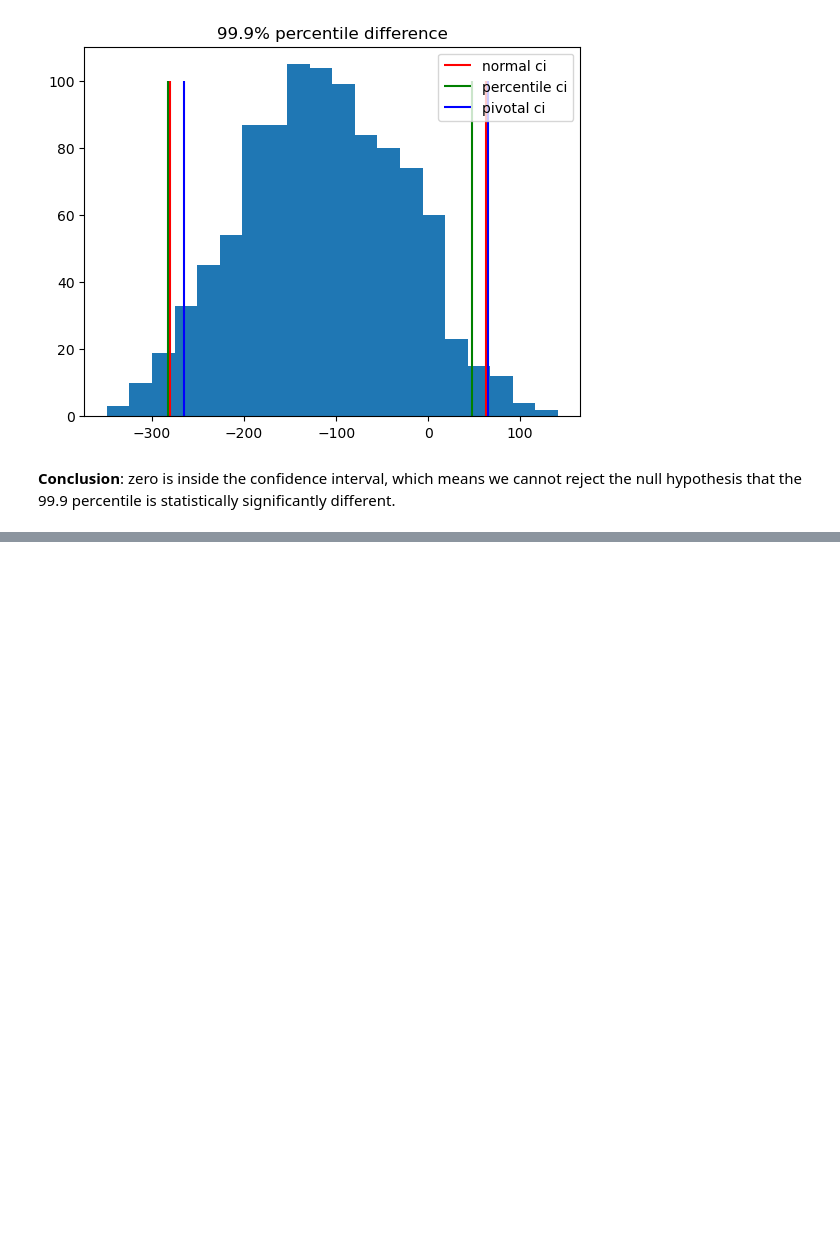
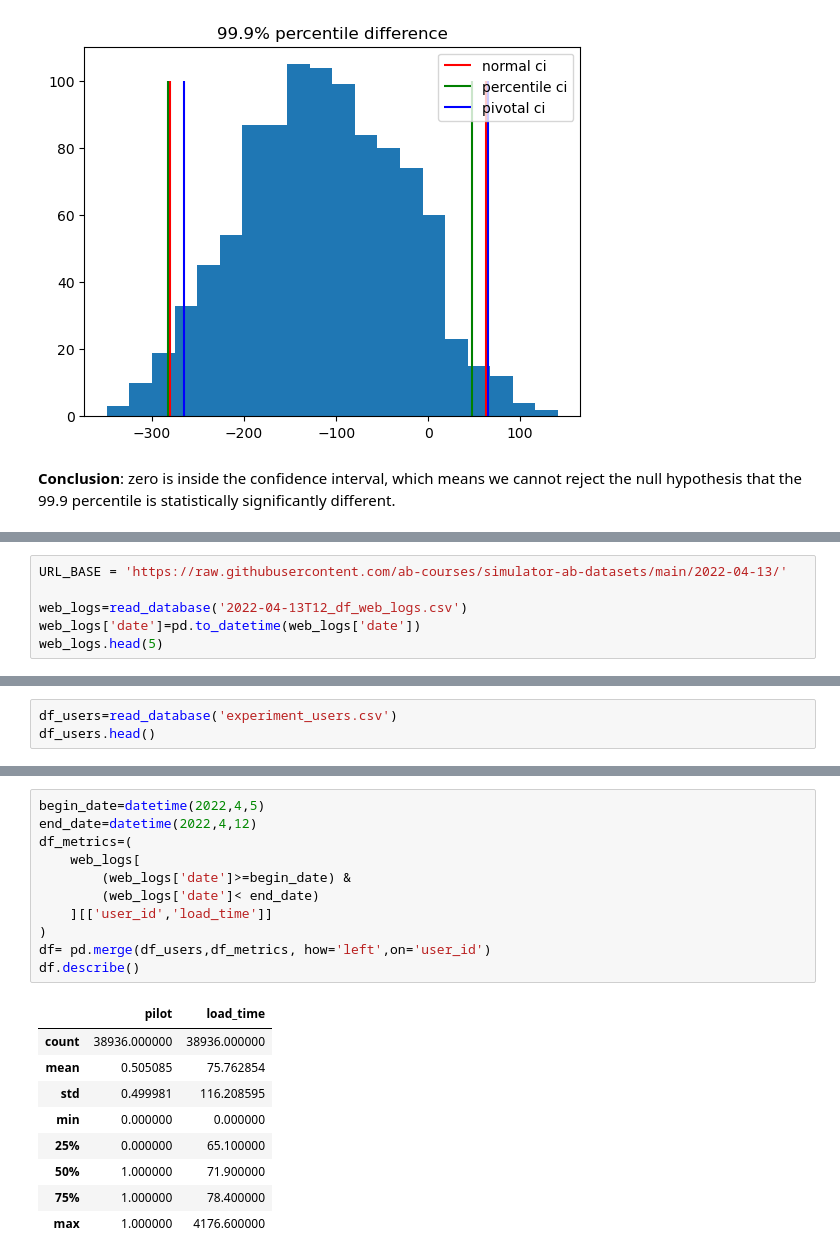
Before and after one commit to YanaOrf/AB_tests, a Jupyter notebook: Pizzeria_website_AB.ipynb, the cells around one changed output, grey strips where cells are left out. Cells and saved outputs as stored; diff of their text form; blank space fills up the shorter version.

Commit message:
experiment data have been added

```diff
--- a/Pizzeria_website_AB.ipynb
+++ b/Pizzeria_website_AB.ipynb
@@ -593,0 +585,6 @@ plt.show()
+# %%
+URL_BASE = 'https://raw.githubusercontent.com/ab-courses/simulator-ab-datasets/main/2022-04-13/'
+
+web_logs=read_database('2022-04-13T12_df_web_logs.csv')
+web_logs['date']=pd.to_datetime(web_logs['date'])
+web_logs.head(5)
@@ -593,0 +598,3 @@ plt.show()
+# %%
+df_users=read_database('experiment_users.csv')
+df_users.head()
@@ -593,0 +608,21 @@ plt.show()
+# %%
+begin_date=datetime(2022,4,5)
+end_date=datetime(2022,4,12)
+df_metrics=(
+    web_logs[
+        (web_logs['date']>=begin_date) &
+        (web_logs['date']< end_date)
+    ][['user_id','load_time']]
+)
+df= pd.merge(df_users,df_metrics, how='left',on='user_id')
+df.describe()
+# %% [output]
+|  | pilot | load_time |
+| count | 38936.000000 | 38936.000000 |
+| mean | 0.505085 | 75.762854 |
+| std | 0.499981 | 116.208595 |
+| min | 0.000000 | 0.000000 |
+| 25% | 0.000000 | 65.100000 |
+| 50% | 1.000000 | 71.900000 |
+| 75% | 1.000000 | 78.400000 |
+| max | 1.000000 | 4176.600000 |
```
Also changed, not shown: parts of 6 cells of this notebook.
